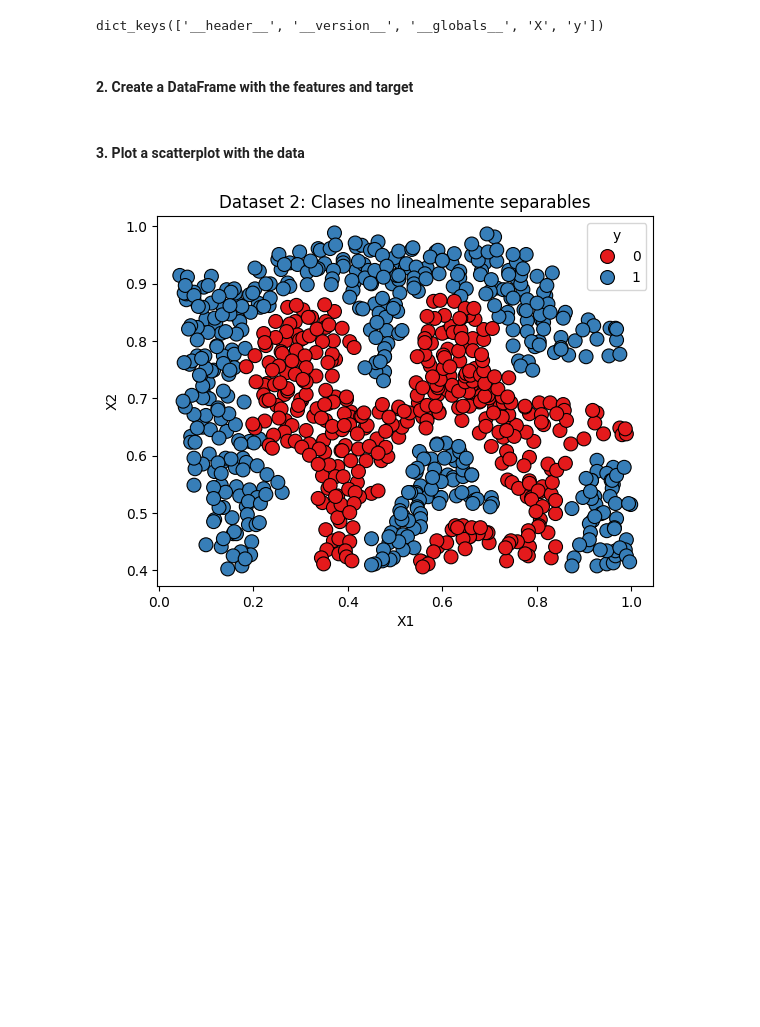
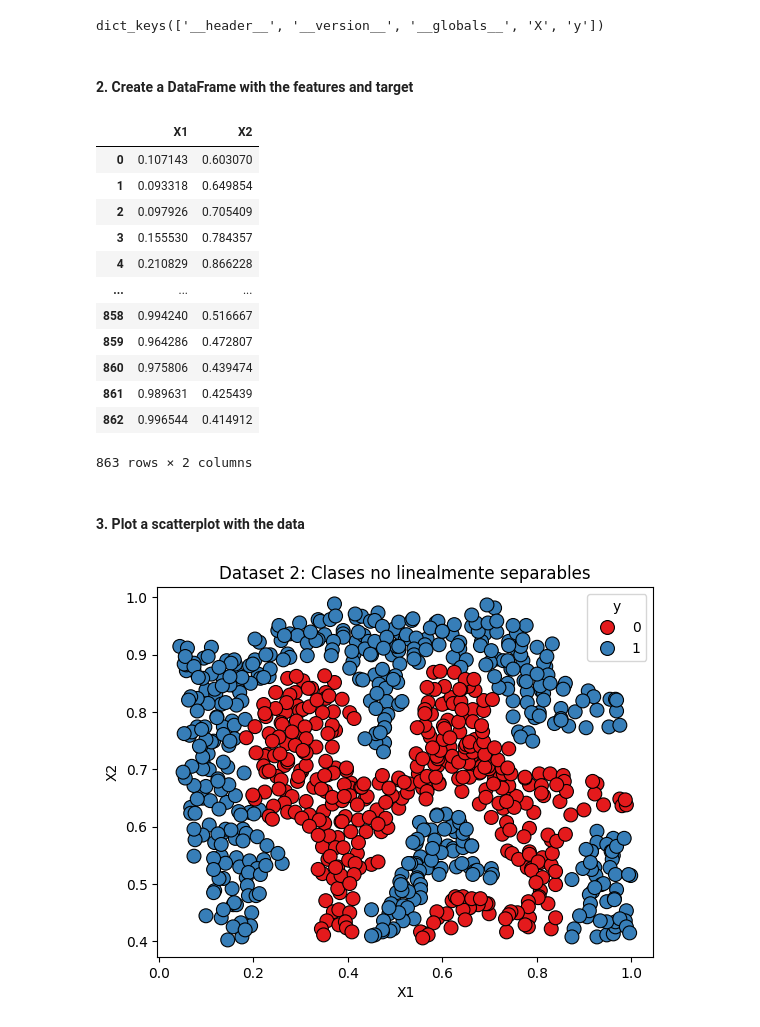
Before and after one commit to Varushet/Data_Science, a Jupyter notebook: 3-Machine_Learning/1-Supervisado/3-RegorClass/8-SVM/ejercicios/Ejercicios_SVM_hecho.ipynb, the cells around one changed output. Cells and saved outputs as stored; diff of their text form; code cells hidden in the pictures; blank space fills up the shorter version.

```diff
--- a/3-Machine_Learning/1-Supervisado/3-RegorClass/8-SVM/ejercicios/Ejercicios_SVM_hecho.ipynb
+++ b/3-Machine_Learning/1-Supervisado/3-RegorClass/8-SVM/ejercicios/Ejercicios_SVM_hecho.ipynb
@@ -135,6 +133,22 @@ dict_keys(['__header__', '__version__', '__globals__', 'X', 'y'])
 # %%
 X2 = pd.DataFrame(mat_file_2['X'], columns=['X1', 'X2'])
 y2 = mat_file_2['y'].ravel()
+# %%
+X2
+# %% [output]
+|  | X1 | X2 |
+| 0 | 0.107143 | 0.603070 |
+| 1 | 0.093318 | 0.649854 |
+| 2 | 0.097926 | 0.705409 |
+| 3 | 0.155530 | 0.784357 |
+| 4 | 0.210829 | 0.866228 |
+| ... | ... | ... |
+| 858 | 0.994240 | 0.516667 |
+| 859 | 0.964286 | 0.472807 |
+| 860 | 0.975806 | 0.439474 |
+| 861 | 0.989631 | 0.425439 |
+| 862 | 0.996544 | 0.414912 |
+863 rows × 2 columns
 # %%
 X2['y'] = y2
 # %% [markdown]
```
Also changed, not shown: parts of 4 cells of this notebook, 2 other files.
